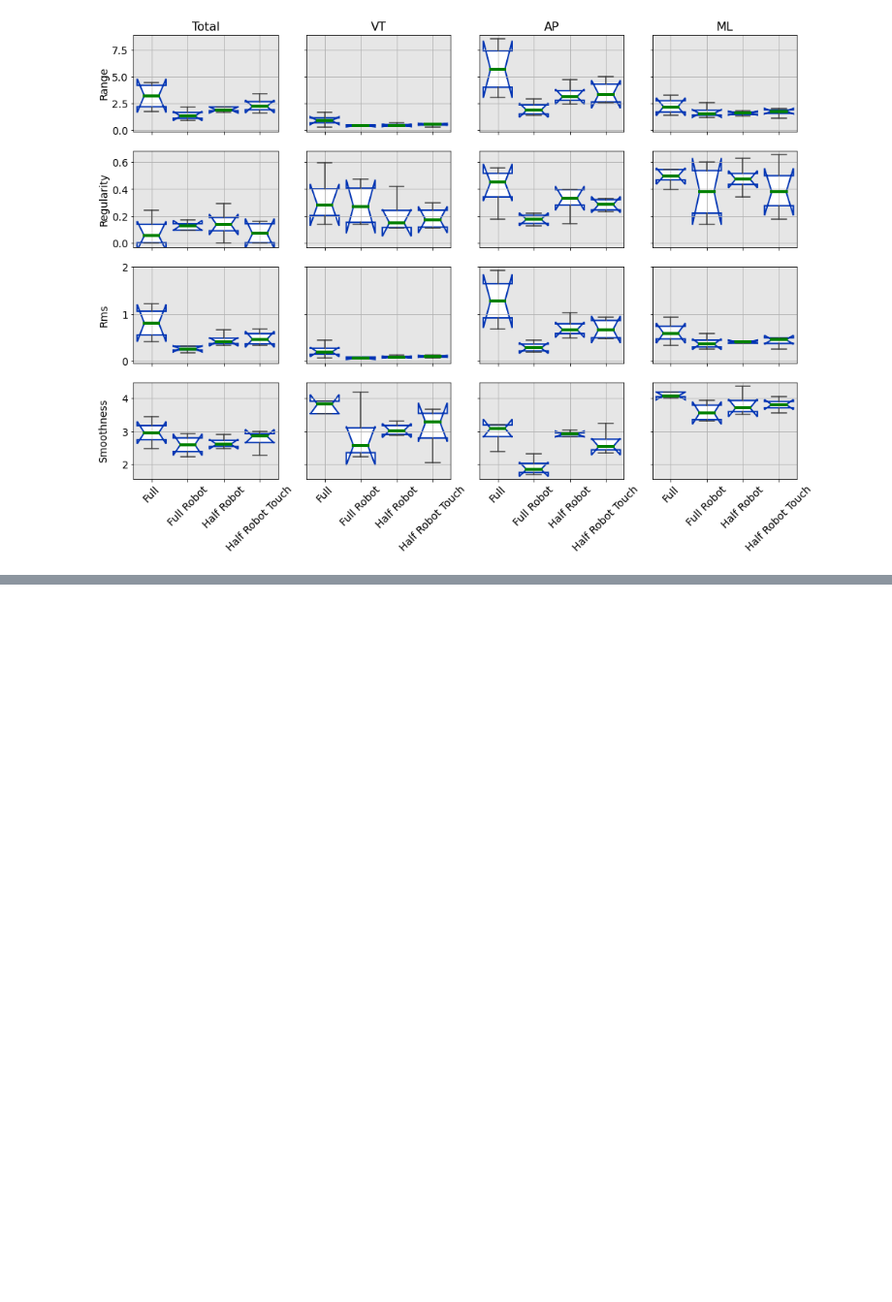
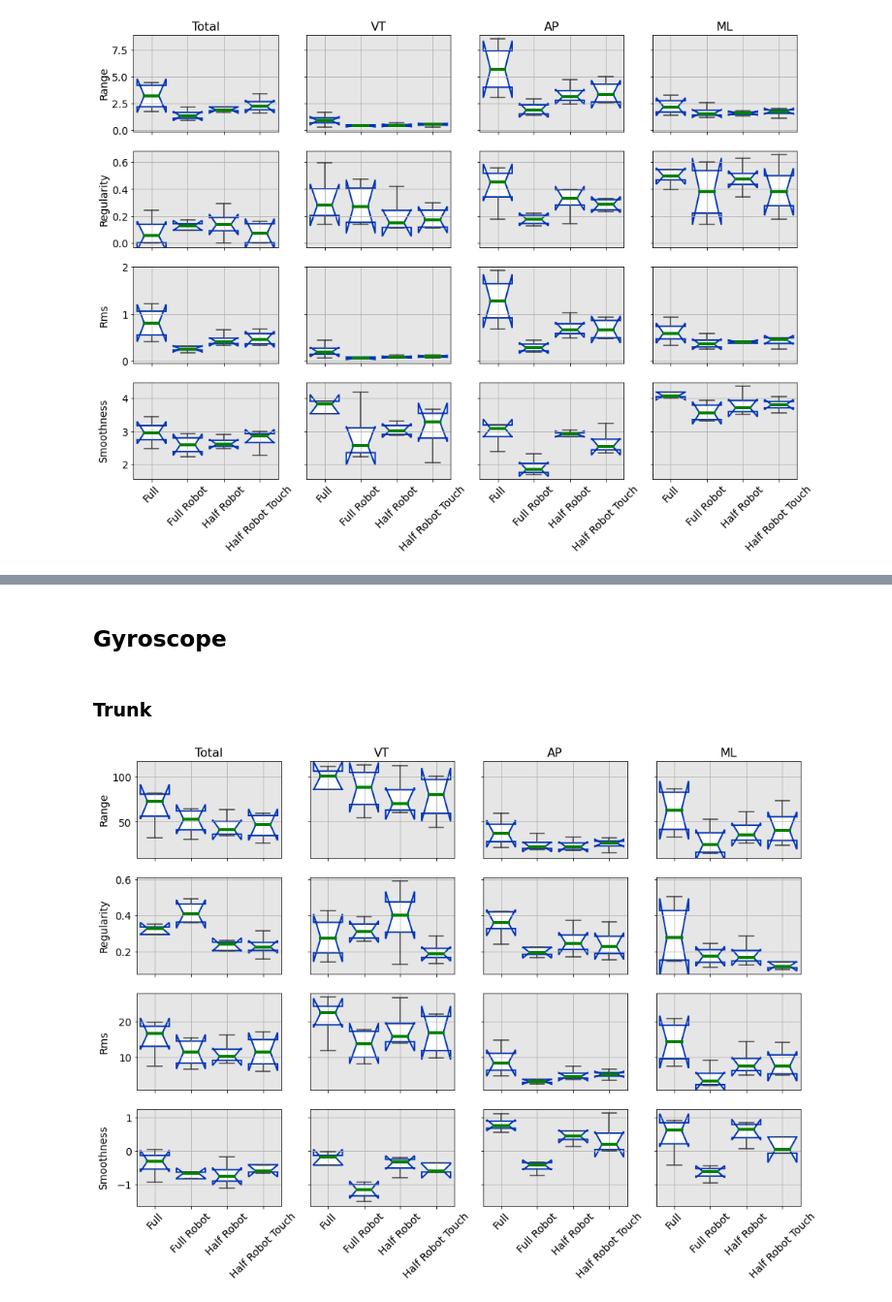
Before and after one commit to SmRanaldi/brisk, a Jupyter notebook: notebooks/group_analysis.ipynb, the cells around one changed output, grey strips where cells are left out. Shown at 97% size. Saved outputs shown, nothing was run; the diff lists cells and outputs as text; code cells hidden in the pictures; blank space fills up the shorter version.

```diff
--- a/notebooks/group_analysis.ipynb
+++ b/notebooks/group_analysis.ipynb
@@ -122,0 +119,8 @@ plots_imu.plot_parameters(glob, 'trunk', 'acc')
+# %% [markdown]
+## Gyroscope
+# %% [markdown]
+### Trunk
+# %%
+plots_imu.plot_parameters(glob, 'trunk', 'gyr')
+# %% [output]
+[figure, added]
```
Also changed, not shown: parts of 12 cells of this notebook.
